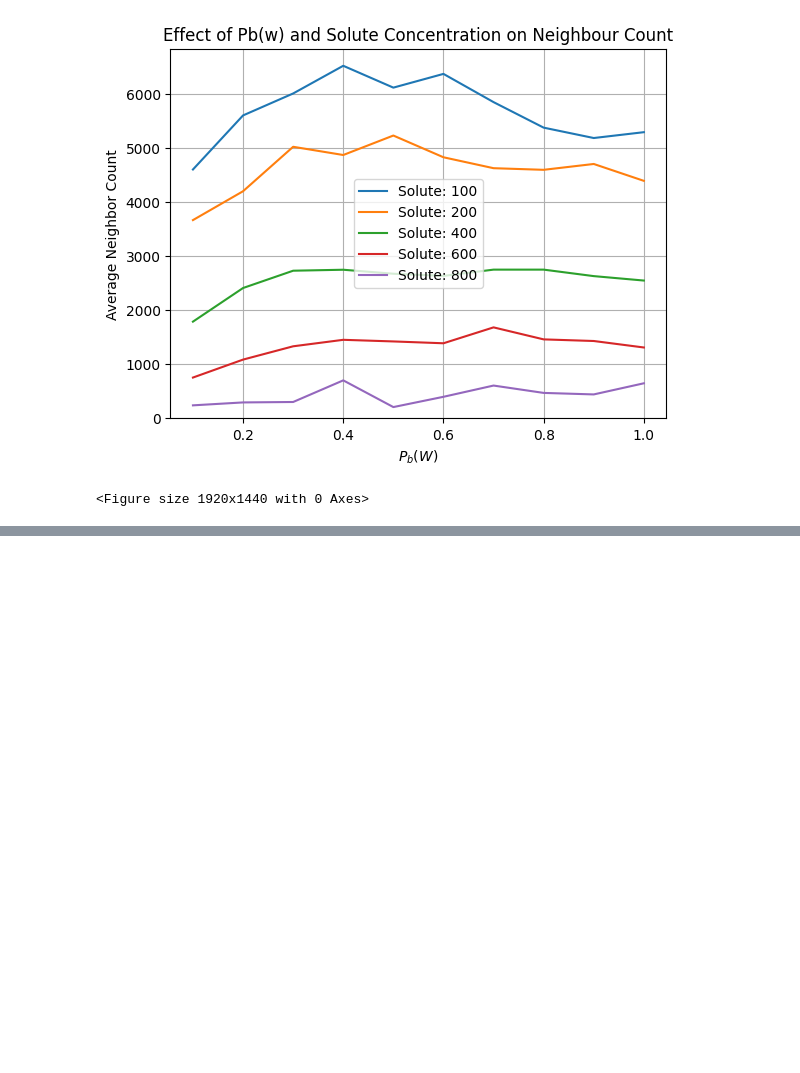
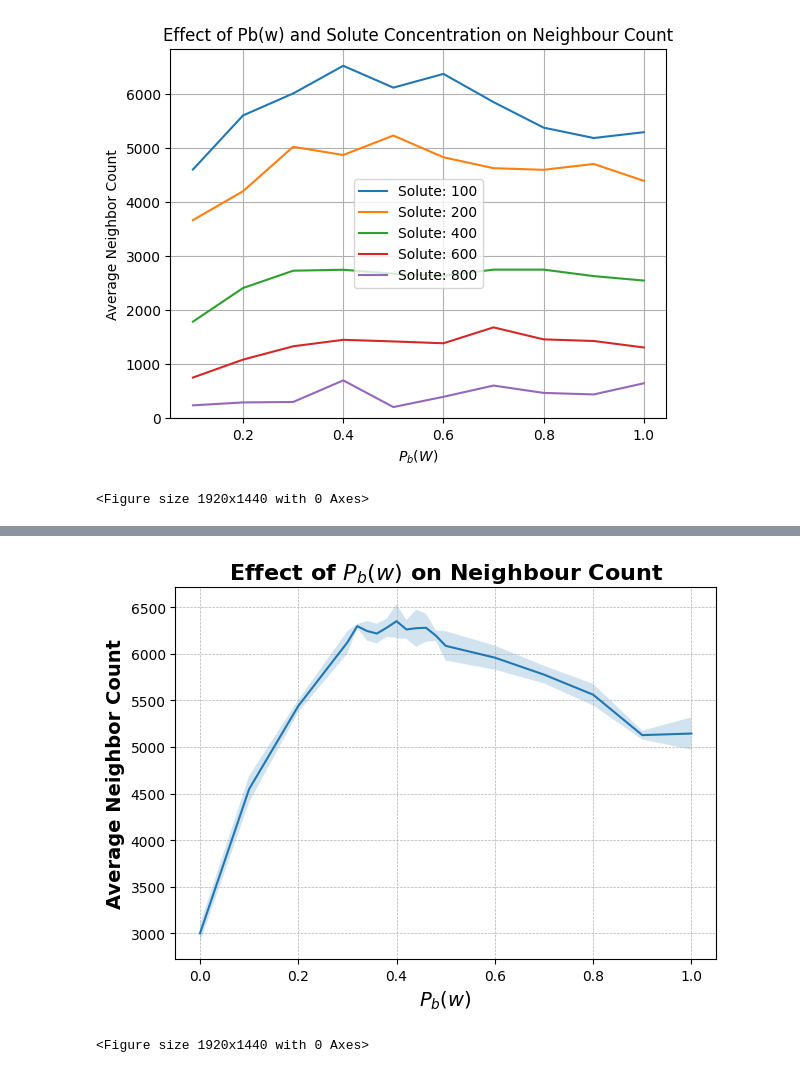
Before and after one commit to ThomasGlansdorp/CSS_19, a Jupyter notebook: main.ipynb, the cells around one changed output, grey strips where cells are left out. Saved outputs shown, nothing was run; the diff lists cells and outputs as text; code cells hidden in the pictures; blank space fills up the shorter version.

```diff
--- a/main.ipynb
+++ b/main.ipynb
@@ -443,0 +593,33 @@ plt.show()
+# %%
+pbw_solute_values_percent = [value for value in pbw_solute_values]  # Convert to percentage
+
+# Extract averages and standard deviations for plotting
+averages_solute = [all_results_solute[pbw]['average'] for pbw in pbw_solute_values]
+std_devs_solute = [all_results_solute[pbw]['std_dev'] for pbw in pbw_solute_values]
+
+# Calculate confidence interval for error bars
+num_runs = 5
+confidence_interval_solute = 1.96 * np.array(std_devs_solute) / np.sqrt(num_runs)
+
+# Calculate lower and upper bounds for the confidence interval
+lower_bound_solute = np.array(averages_solute) - confidence_interval_solute
+upper_bound_solute = np.array(averages_solute) + confidence_interval_solute
+
+# Plotting
+plt.plot(pbw_solute_values_percent, averages_solute, label='Neighbor Count')
+plt.fill_between(pbw_solute_values_percent, lower_bound_solute, upper_bound_solute, alpha=0.2)
+
+# Setting plot attributes
+plt.xlabel('$P_b(w)$', fontsize=14, fontweight='bold')
+plt.ylabel('Average Neighbor Count', fontsize=14, fontweight='bold')
+plt.title('Effect of $P_b(w)$ on Neighbour Count', fontsize=16, fontweight='bold')
+plt.xticks(fontsize=10)
+plt.yticks(fontsize=10)
+# plt.legend(fontsize=10)
+plt.grid(True, which='both', linestyle='--', linewidth=0.5)
+plt.tight_layout()
+plt.figure(dpi=300)
+plt.show()
+# %% [output]
+[figure, added]
+<Figure size 1920x1440 with 0 Axes>
```
Also changed, not shown: parts of 7 cells of this notebook, 1 other file.
